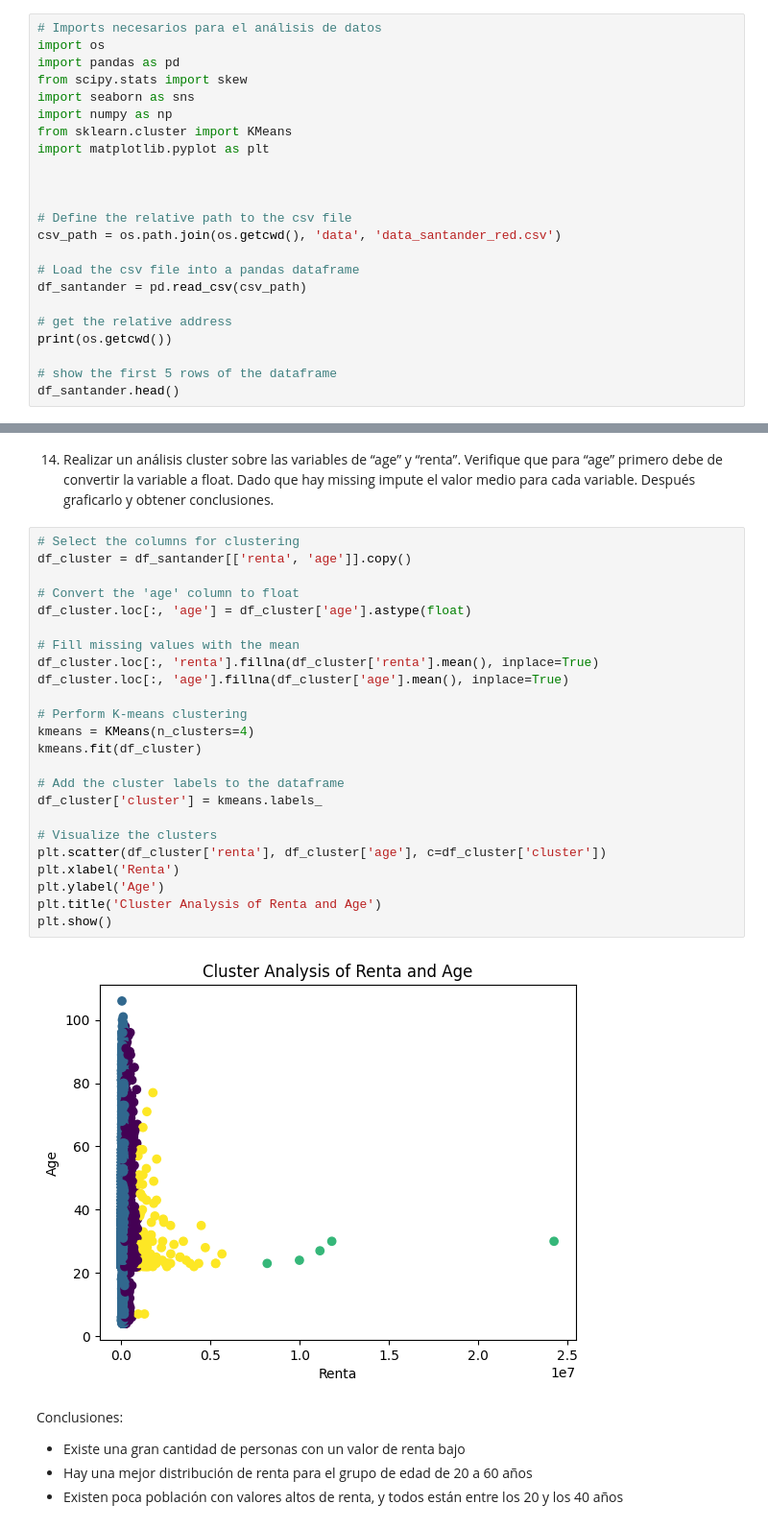
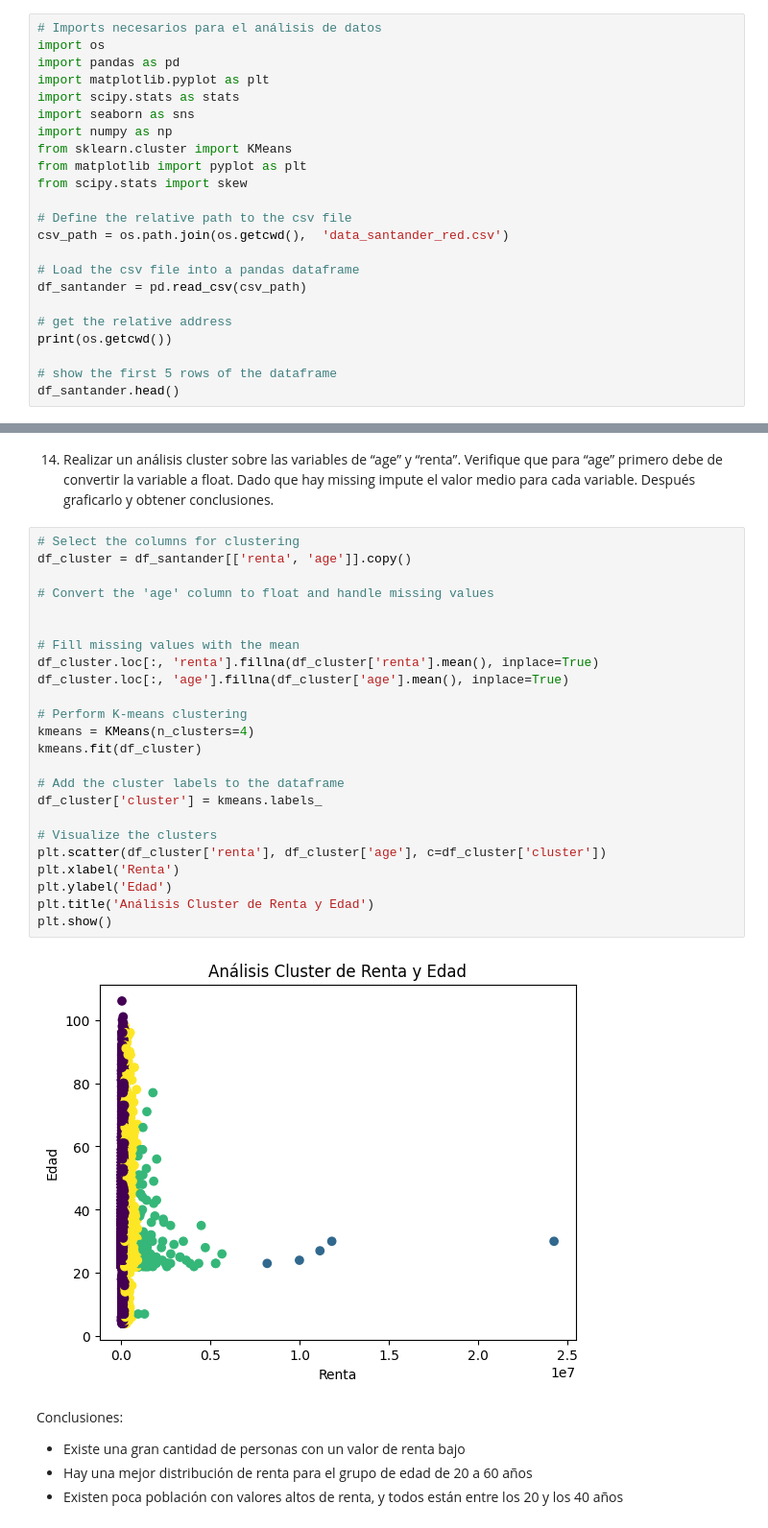
Before and after one commit to barqu3ro/python, a Jupyter notebook: Estudio/Data Science/Análisis Exploratorio/Caso Práctico/Ejercicio 2 y 3.ipynb, the cells around one changed output, grey strips where cells are left out. Shown at 96% size. Drawn from its saved outputs; the diff is of its cells as text.

```diff
--- a/Estudio/Data Science/Análisis Exploratorio/Caso Práctico/Ejercicio 2 y 3.ipynb
+++ b/Estudio/Data Science/Análisis Exploratorio/Caso Práctico/Ejercicio 2 y 3.ipynb
@@ -6,16 +6,16 @@
 # Imports necesarios para el análisis de datos
 import os
 import pandas as pd
-from scipy.stats import skew
+import matplotlib.pyplot as plt
+import scipy.stats as stats
 import seaborn as sns
 import numpy as np
 from sklearn.cluster import KMeans
-import matplotlib.pyplot as plt
-
-
+from matplotlib import pyplot as plt
+from scipy.stats import skew
 
 # Define the relative path to the csv file
-csv_path = os.path.join(os.getcwd(), 'data', 'data_santander_red.csv')
+csv_path = os.path.join(os.getcwd(),  'data_santander_red.csv')
 
 # Load the csv file into a pandas dataframe
 df_santander = pd.read_csv(csv_path)
@@ -257,29 +276,29 @@ sns.heatmap(corrmat, vmax=.8, square=True)
 # %%
 # Select the columns for clustering
 df_cluster = df_santander[['renta', 'age']].copy()
 
-# Convert the 'age' column to float
-df_cluster.loc[:, 'age'] = df_cluster['age'].astype(float)
+# Convert the 'age' column to float and handle missing values
+
 
 # Fill missing values with the mean
 df_cluster.loc[:, 'renta'].fillna(df_cluster['renta'].mean(), inplace=True)
 df_cluster.loc[:, 'age'].fillna(df_cluster['age'].mean(), inplace=True)
 
 # Perform K-means clustering
 kmeans = KMeans(n_clusters=4)
 kmeans.fit(df_cluster)
 
 # Add the cluster labels to the dataframe
 df_cluster['cluster'] = kmeans.labels_
 
 # Visualize the clusters
 plt.scatter(df_cluster['renta'], df_cluster['age'], c=df_cluster['cluster'])
 plt.xlabel('Renta')
-plt.ylabel('Age')
-plt.title('Cluster Analysis of Renta and Age')
+plt.ylabel('Edad')
+plt.title('Análisis Cluster de Renta y Edad')
 plt.show()
 # %% [output]
-[figure, old version]
+[figure, new version]
 # %% [markdown]
 Conclusiones:
  - Existe una gran cantidad de personas con un valor de renta bajo
```
Also changed, not shown: parts of 8 cells of this notebook, 1 other file.
